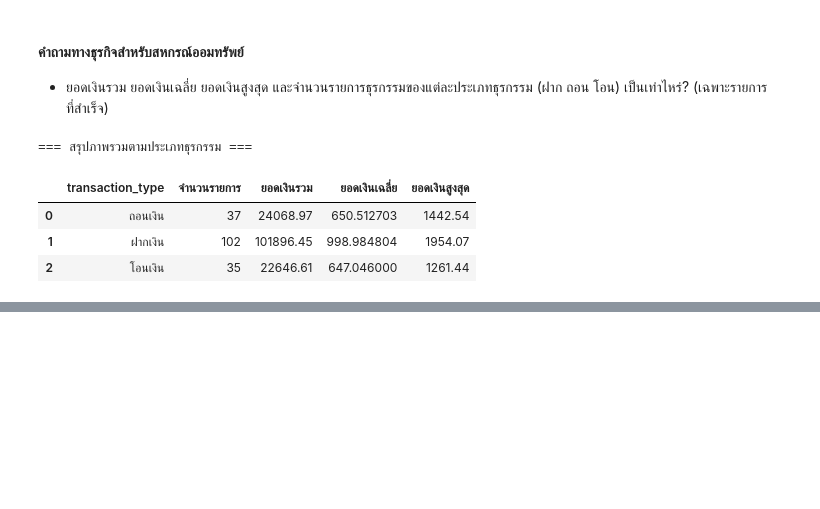
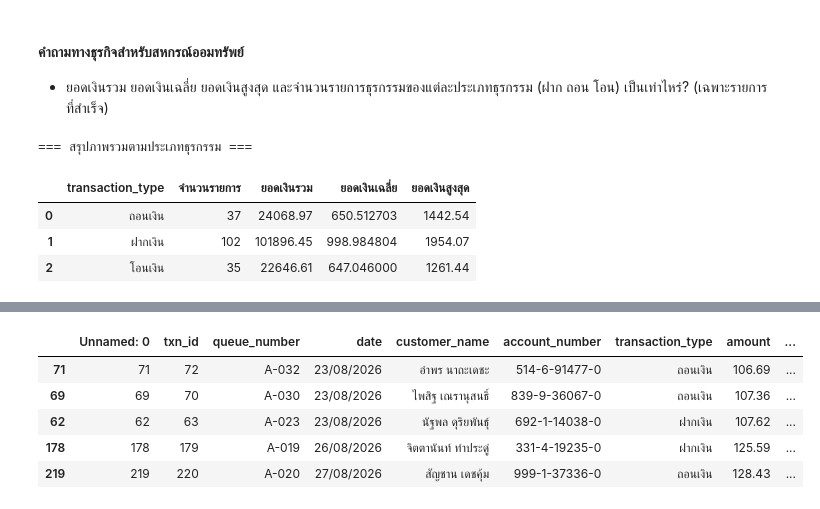
Before and after one commit to natchanant-arch/Project_Savings_Cooperative, a Jupyter notebook: Cooperative_Project.ipynb, the cells around one changed output, grey strips where cells are left out. Drawn from its saved outputs; the diff is of its cells as text; code cells hidden in the pictures; blank space fills up the shorter version.

```diff
--- a/Cooperative_Project.ipynb
+++ b/Cooperative_Project.ipynb
@@ -86,0 +97,12 @@ display(summary_by_type)
+# %%
+# ข้อที่ 1: ลูกค้า 5 อันดับแรกที่มียอดเงินในการทำธุรกรรมน้อยที่สุด
+df_success = df[df["status"] == "สำเร็จ"]
+top5_min_amount = df_success.sort_values(by="amount", ascending=True).head(5)
+top5_min_amount
+# %% [output]
+|  | Unnamed: 0 | txn_id | queue_number | date | customer_name | account_number | transaction_type | amount | ... |
+| 71 | 71 | 72 | A-032 | 23/08/2026 | อำพร นาถะเดชะ | 514-6-91477-0 | ถอนเงิน | 106.69 | ... |
+| 69 | 69 | 70 | A-030 | 23/08/2026 | ไพสิฐ เณรานุสนธิ์ | 839-9-36067-0 | ถอนเงิน | 107.36 | ... |
+| 62 | 62 | 63 | A-023 | 23/08/2026 | นัฐพล ดุริยพันธุ์ | 692-1-14038-0 | ฝากเงิน | 107.62 | ... |
+| 178 | 178 | 179 | A-019 | 26/08/2026 | จิตตานันท์ ทำประดู่ | 331-4-19235-0 | ฝากเงิน | 125.59 | ... |
+| 219 | 219 | 220 | A-020 | 27/08/2026 | สัญชาน เดชคุ้ม | 999-1-37336-0 | ถอนเงิน | 128.43 | ... |
```
Also changed, not shown: parts of 4 cells of this notebook.
